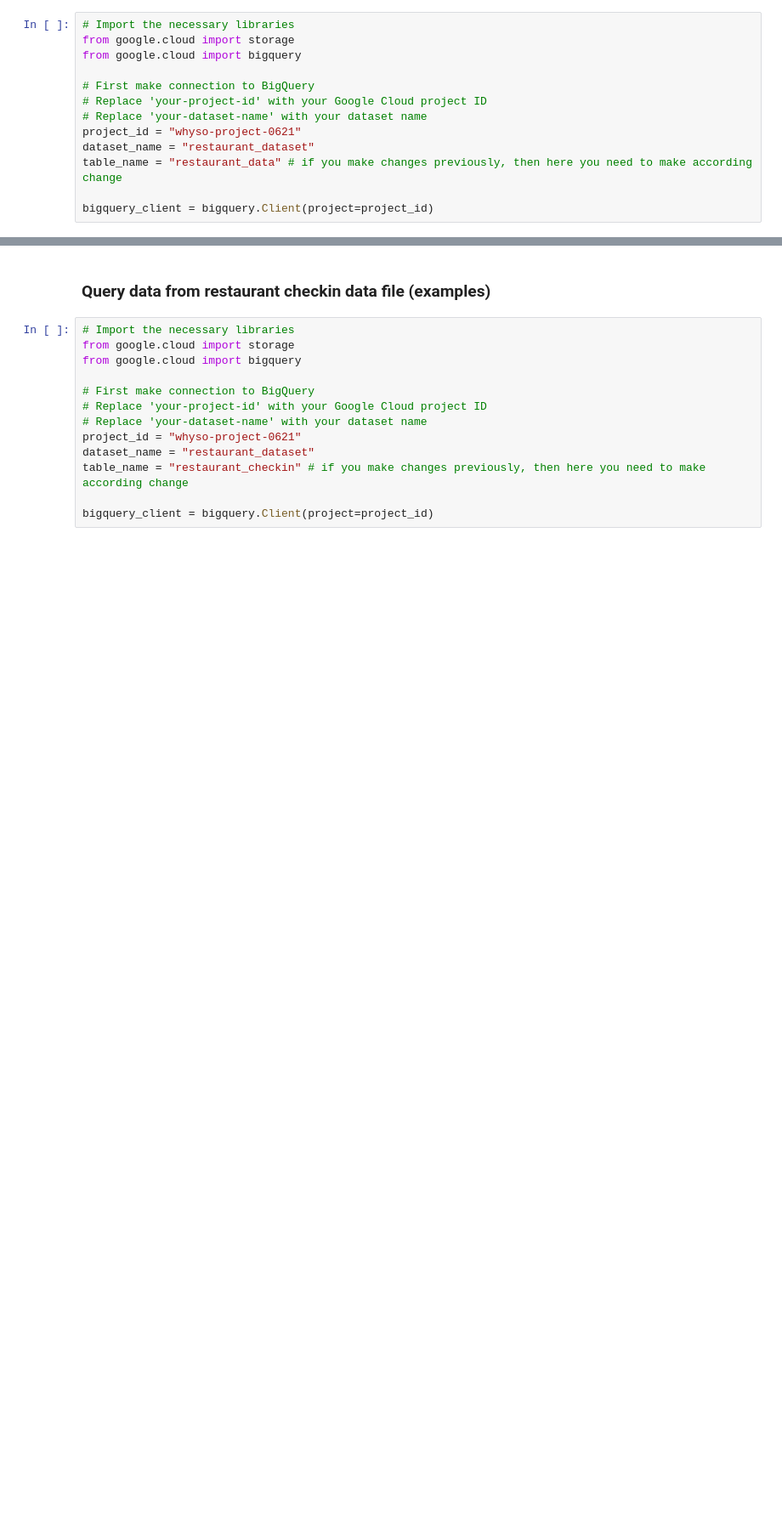
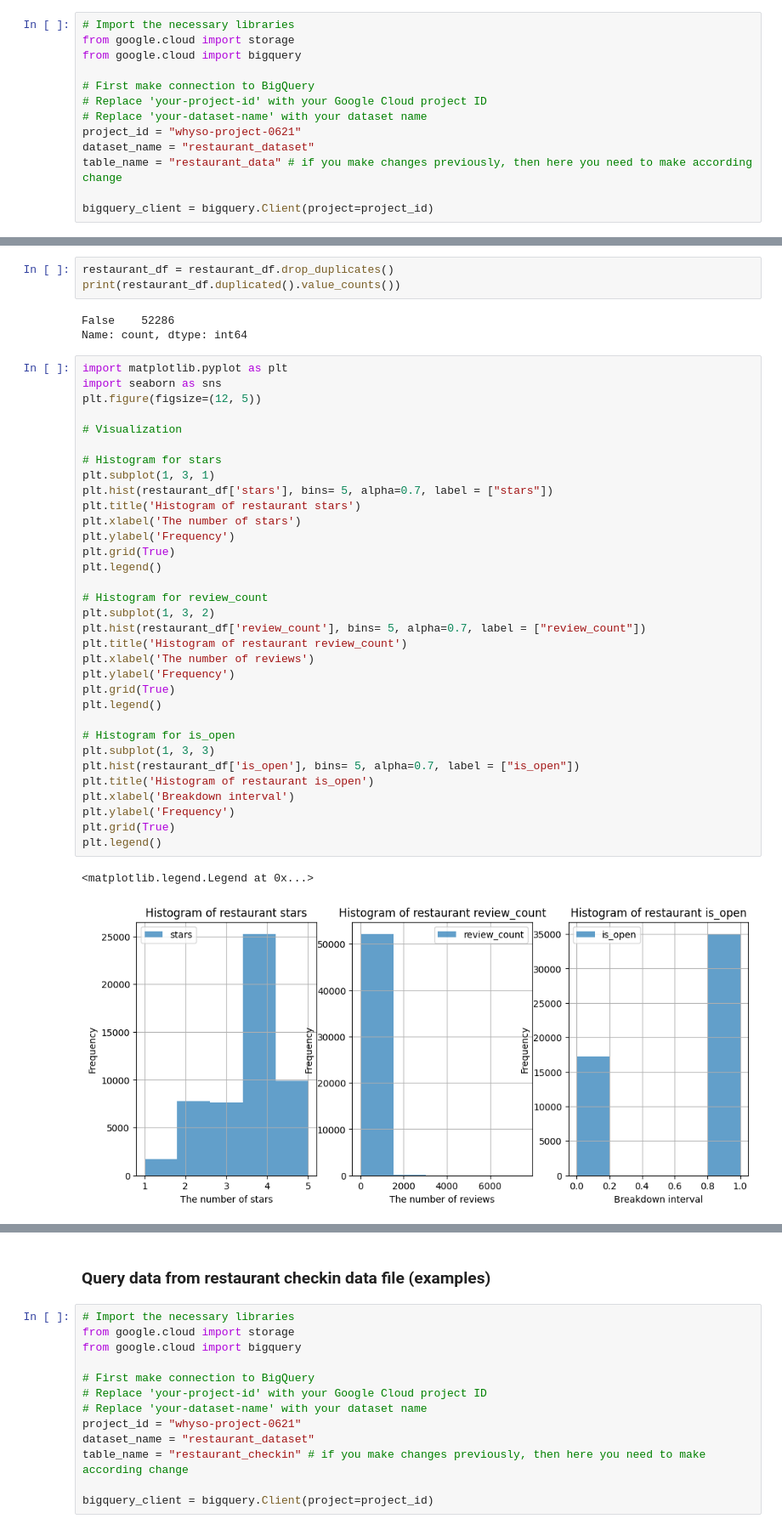
Before and after one commit to MiLAchain/IMA-Restaurant-Expansion, a Jupyter notebook: The_Copy_of_“BDAO_IMA_Cloud_Project_ipynb”.ipynb, the cells around one changed output, grey strips where cells are left out. Shown: that part at 85% size. Drawn from its saved outputs; the diff is of its cells as text; blank space fills up the shorter version.

```diff
--- a/The_Copy_of_“BDAO_IMA_Cloud_Project_ipynb”.ipynb
+++ b/The_Copy_of_“BDAO_IMA_Cloud_Project_ipynb”.ipynb
@@ -177,0 +99,42 @@ restaurant_df.head()
+# %%
+restaurant_df = restaurant_df.drop_duplicates()
+print(restaurant_df.duplicated().value_counts())
+# %% [output]
+False    52286
+Name: count, dtype: int64
+# %%
+import matplotlib.pyplot as plt
+import seaborn as sns
+plt.figure(figsize=(12, 5))
+
+# Visualization
+
+# Histogram for stars
+plt.subplot(1, 3, 1)
+plt.hist(restaurant_df['stars'], bins= 5, alpha=0.7, label = ["stars"])
+plt.title('Histogram of restaurant stars')
+plt.xlabel('The number of stars')
+plt.ylabel('Frequency')
+plt.grid(True)
+plt.legend()
+
+# Histogram for review_count
+plt.subplot(1, 3, 2)
+plt.hist(restaurant_df['review_count'], bins= 5, alpha=0.7, label = ["review_count"])
+plt.title('Histogram of restaurant review_count')
+plt.xlabel('The number of reviews')
+plt.ylabel('Frequency')
+plt.grid(True)
+plt.legend()
+
+# Histogram for is_open
+plt.subplot(1, 3, 3)
+plt.hist(restaurant_df['is_open'], bins= 5, alpha=0.7, label = ["is_open"])
+plt.title('Histogram of restaurant is_open')
+plt.xlabel('Breakdown interval')
+plt.ylabel('Frequency')
+plt.grid(True)
+plt.legend()
+# %% [output]
+<matplotlib.legend.Legend at 0x...>
+[figure, added]
```
Also changed, not shown: parts of 28 cells of this notebook.
